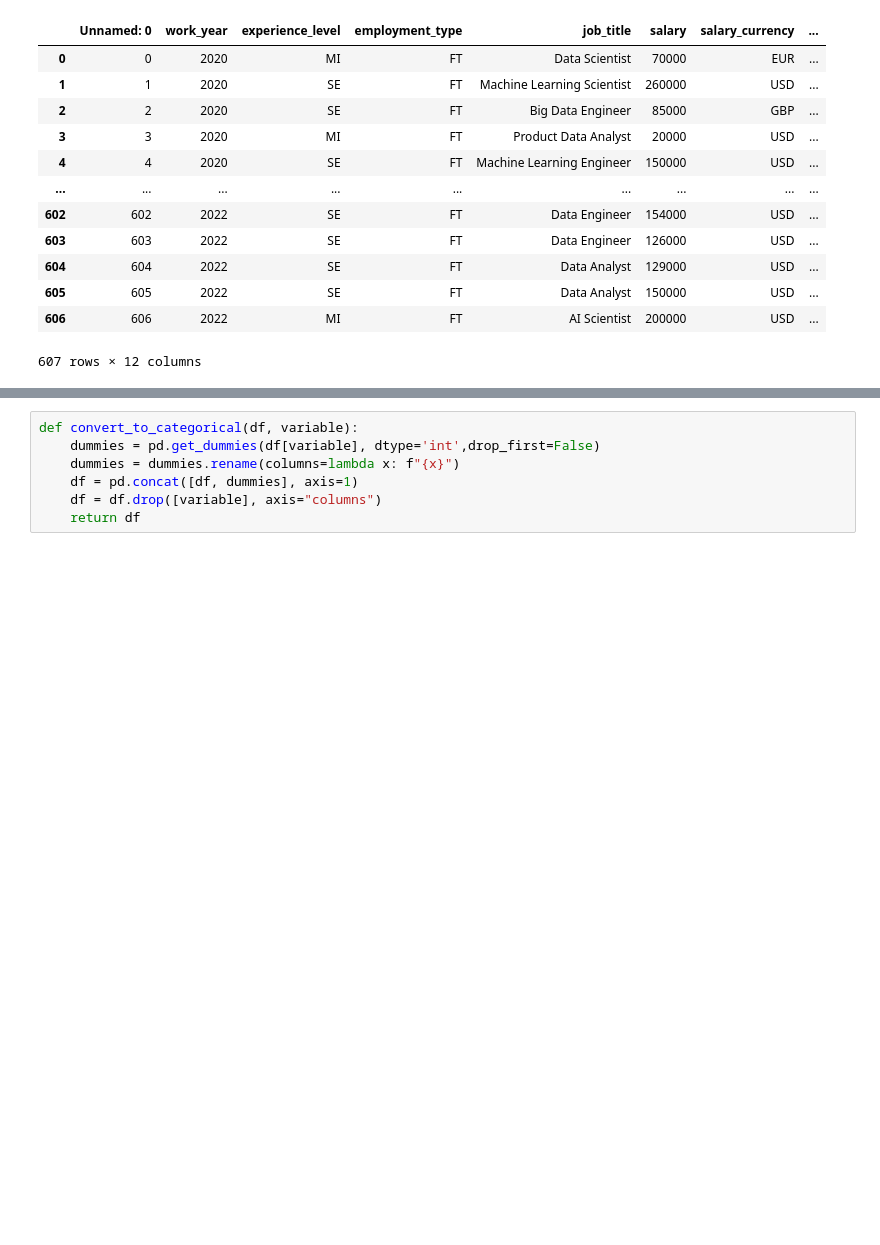
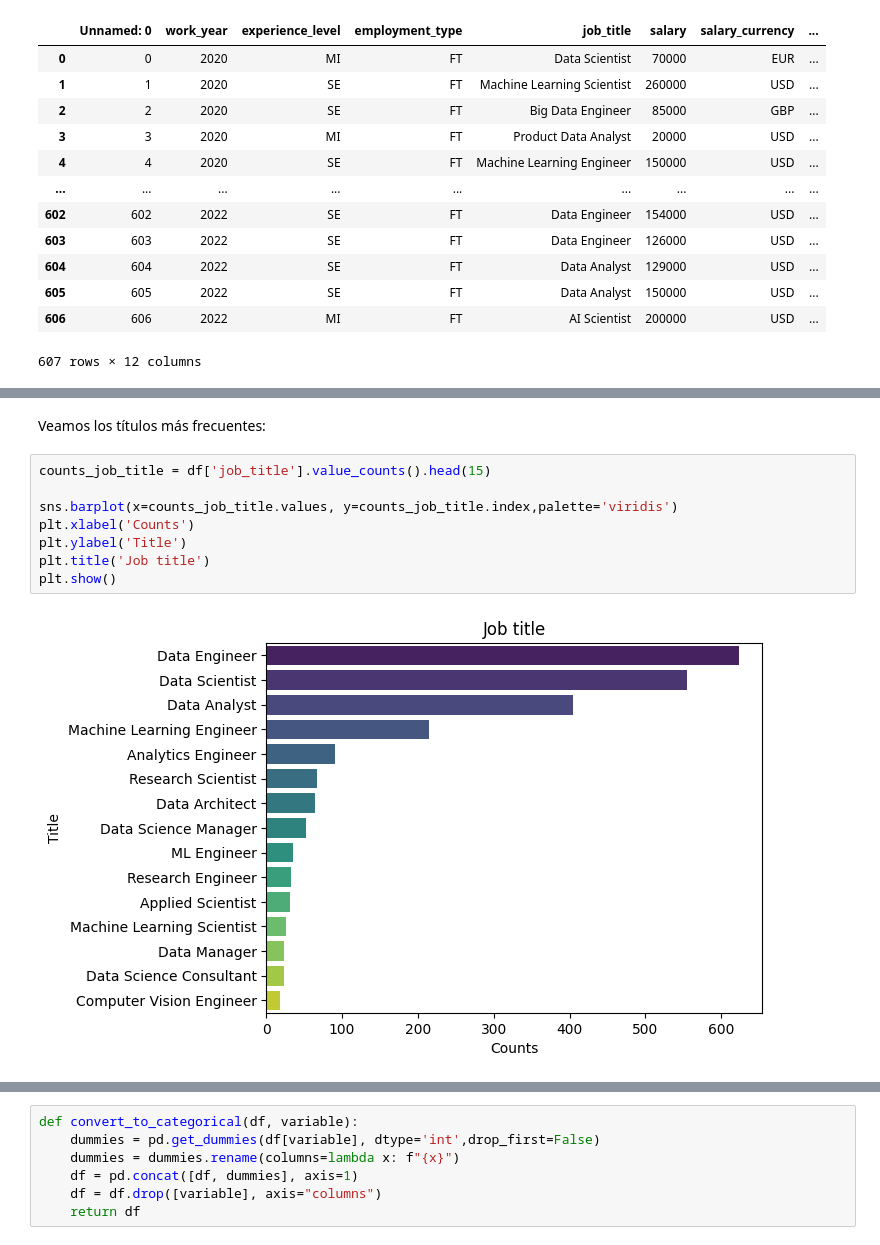
Before and after one commit to ssaaaam/datascience_salaries, a Jupyter notebook: caskagglef.ipynb, the cells around one changed output, grey strips where cells are left out. Cells and saved outputs as stored; diff of their text form; blank space fills up the shorter version.

```diff
--- a/caskagglef.ipynb
+++ b/caskagglef.ipynb
@@ -71,0 +137,12 @@ df
+# %% [markdown]
+Veamos los títulos más frecuentes:
+# %%
+counts_job_title = df['job_title'].value_counts().head(15)
+
+sns.barplot(x=counts_job_title.values, y=counts_job_title.index,palette='viridis')
+plt.xlabel('Counts')
+plt.ylabel('Title')
+plt.title('Job title')
+plt.show()
+# %% [output]
+[figure, added]
```
Also changed, not shown: parts of 16 cells of this notebook.
